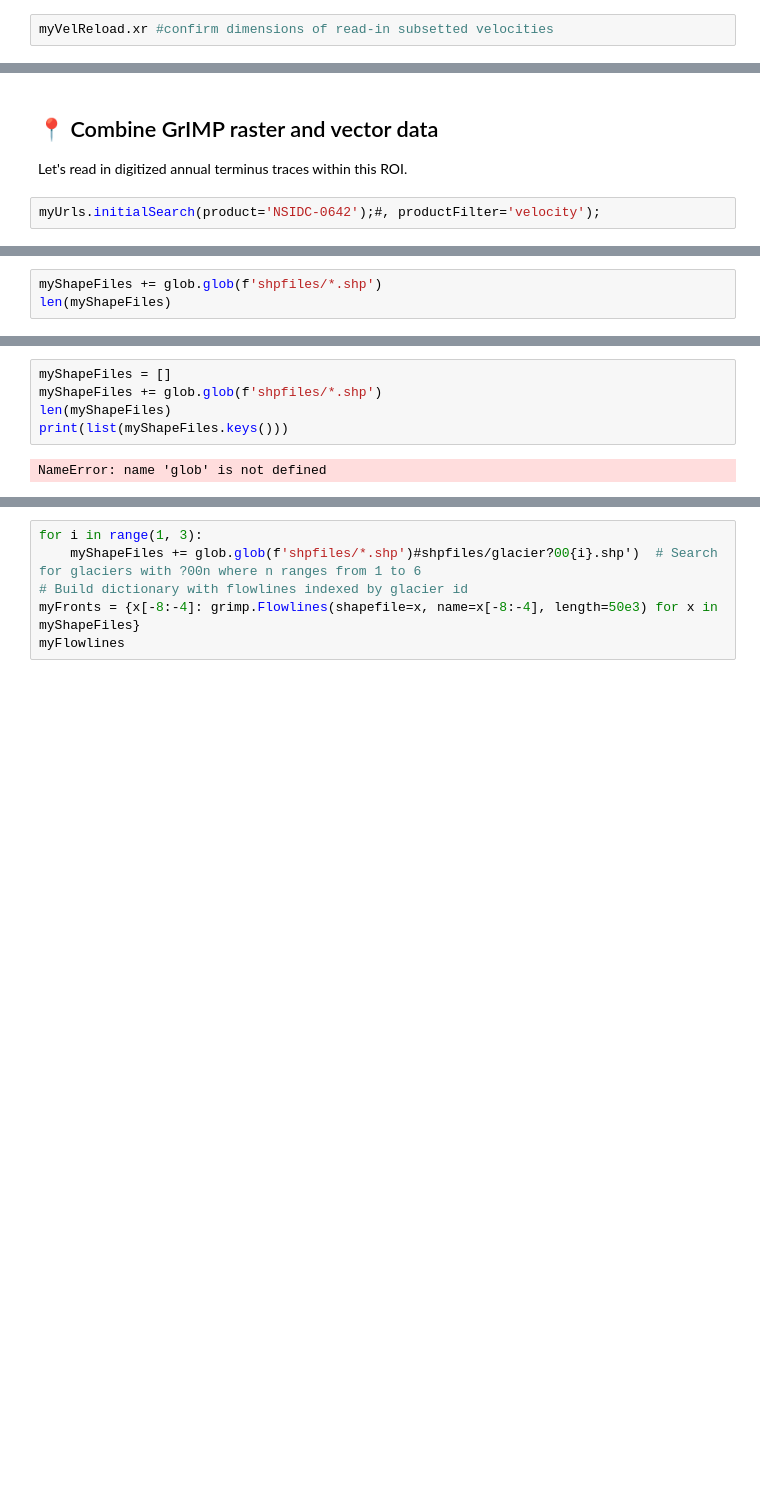
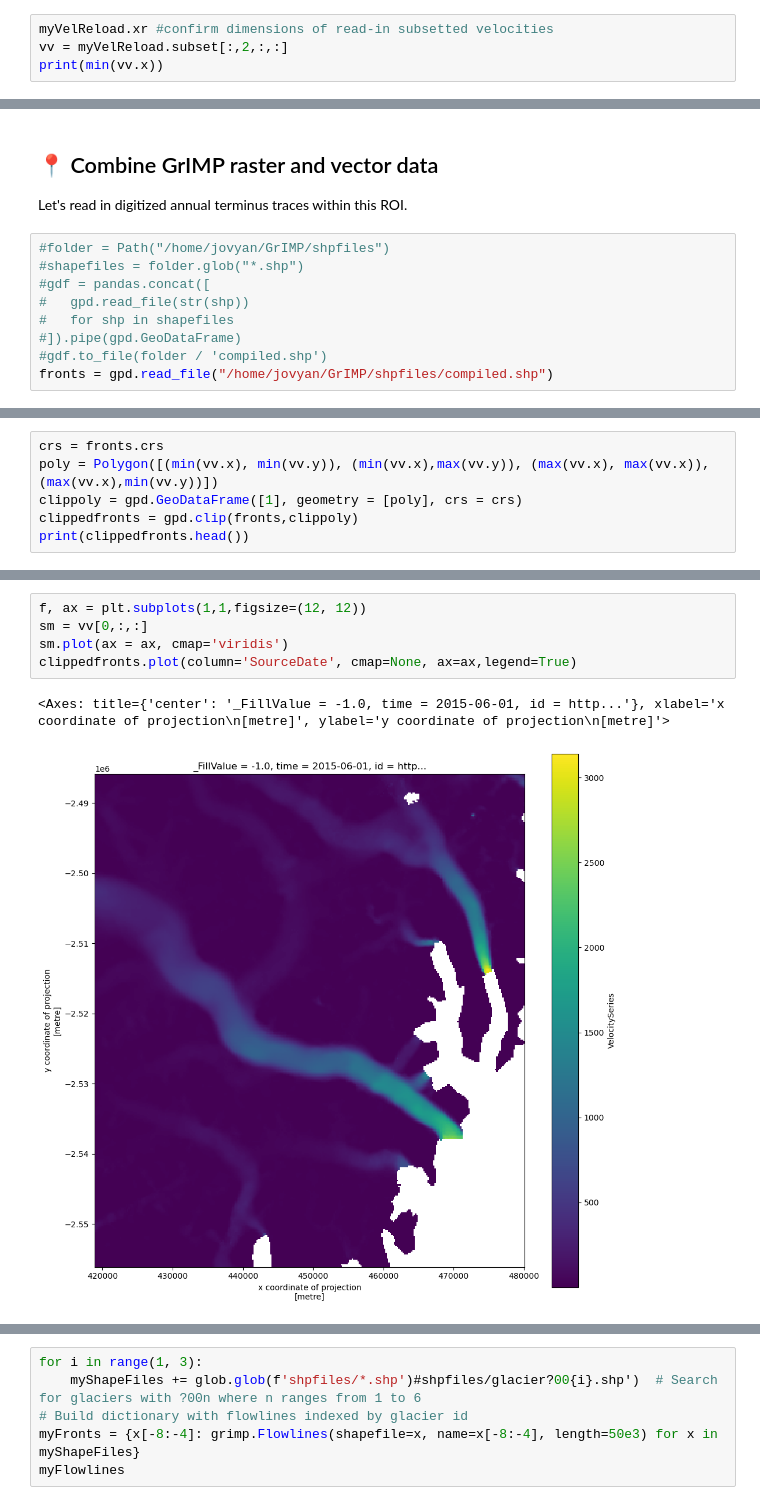
Before and after one commit to michaleaking/AGU23, a Jupyter notebook: GrIMP_tutorial-AGU23.ipynb, the cells around one changed output, grey strips where cells are left out. Saved outputs shown, nothing was run; the diff lists cells and outputs as text; blank space fills up the shorter version.

Commit message:
added combined shapefiles

```diff
--- a/GrIMP_tutorial-AGU23.ipynb
+++ b/GrIMP_tutorial-AGU23.ipynb
@@ -296,4 +297,6 @@ myVelReload.readSeriesFromNetCDF('./res/steenstrupGlacier_annVel.nc')
 myVelReload.loadRemote()
 # %%
 myVelReload.xr #confirm dimensions of read-in subsetted velocities
+vv = myVelReload.subset[:,2,:,:]
+print(min(vv.x))
 # %% [output]
@@ -318,4 +324,11 @@ Attributes:
 ## &#128205; Combine GrIMP raster and vector data
 Let's read in digitized annual terminus traces within this ROI.
 # %%
-myUrls.initialSearch(product='NSIDC-0642');#, productFilter='velocity');
+#folder = Path("/home/jovyan/GrIMP/shpfiles")
+#shapefiles = folder.glob("*.shp")
+#gdf = pandas.concat([
+#   gpd.read_file(str(shp))
+#   for shp in shapefiles
+#]).pipe(gpd.GeoDataFrame)
+#gdf.to_file(folder / 'compiled.shp')
+fronts = gpd.read_file("/home/jovyan/GrIMP/shpfiles/compiled.shp")
@@ -325,4 +335,7 @@ Valid options are: ['NSIDC-0723', 'NSIDC-0725', 'NSIDC-0727', 'NSIDC-0731', 'NSI
 # %%
-myShapeFiles += glob.glob(f'shpfiles/*.shp')
-len(myShapeFiles)
+crs = fronts.crs
+poly = Polygon([(min(vv.x), min(vv.y)), (min(vv.x),max(vv.y)), (max(vv.x), max(vv.x)), (max(vv.x),min(vv.y))])
+clippoly = gpd.GeoDataFrame([1], geometry = [poly], crs = crs)
+clippedfronts = gpd.clip(fronts,clippoly)
+print(clippedfronts.head())
 # %% [output]
@@ -330,7 +345,8 @@ len(myShapeFiles)
-# %%
-myShapeFiles = []
-myShapeFiles += glob.glob(f'shpfiles/*.shp')
-len(myShapeFiles)
-print(list(myShapeFiles.keys()))
-# %% [output]
-NameError: name 'glob' is not defined
+# %%
+f, ax = plt.subplots(1,1,figsize=(12, 12))
+sm = vv[0,:,:]
+sm.plot(ax = ax, cmap='viridis')
+clippedfronts.plot(column='SourceDate', cmap=None, ax=ax,legend=True)
+# %% [output]
+<Axes: title={'center': '_FillValue = -1.0, time = 2015-06-01, id = http...'}, xlabel='x coordinate of projection\n[metre]', ylabel='y coordinate of projection\n[metre]'>
+[figure, added]
```
Also changed, not shown: parts of 8 cells of this notebook.
